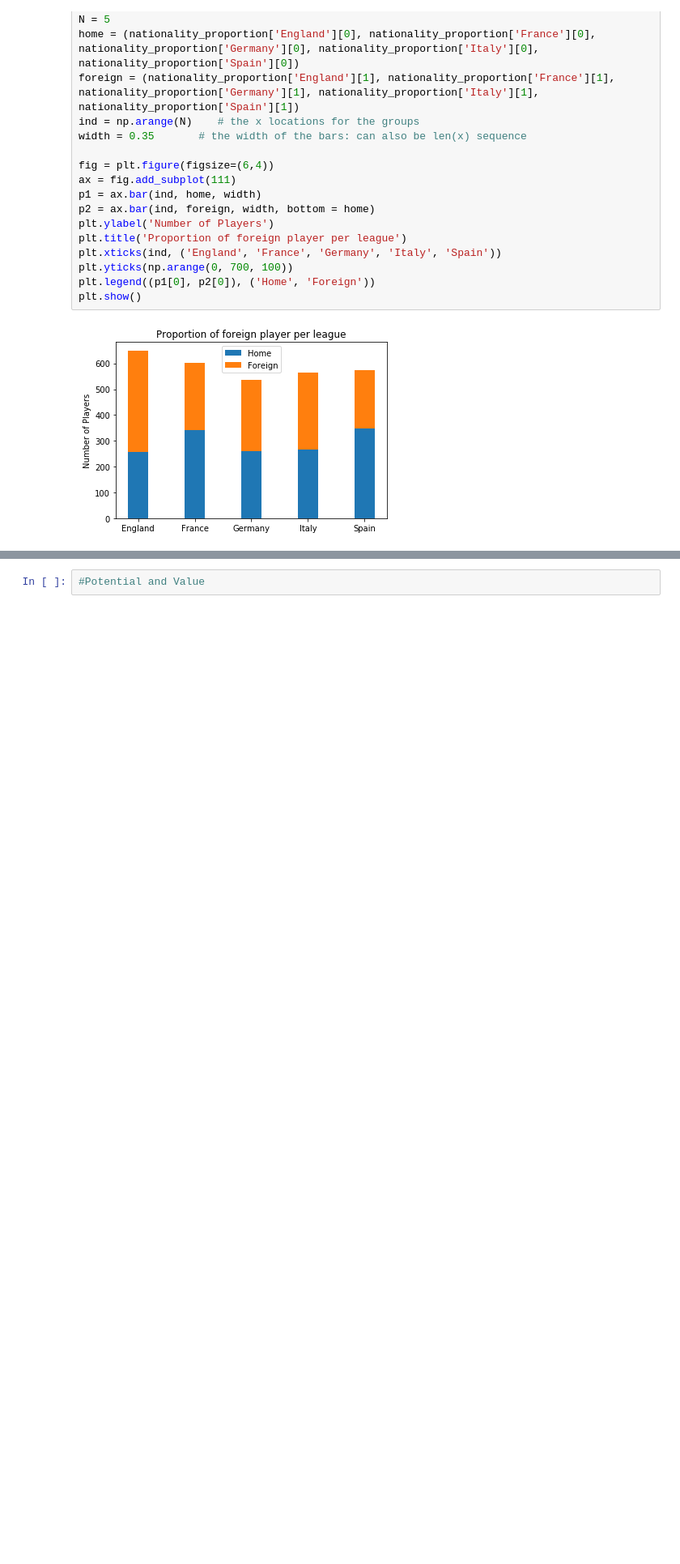
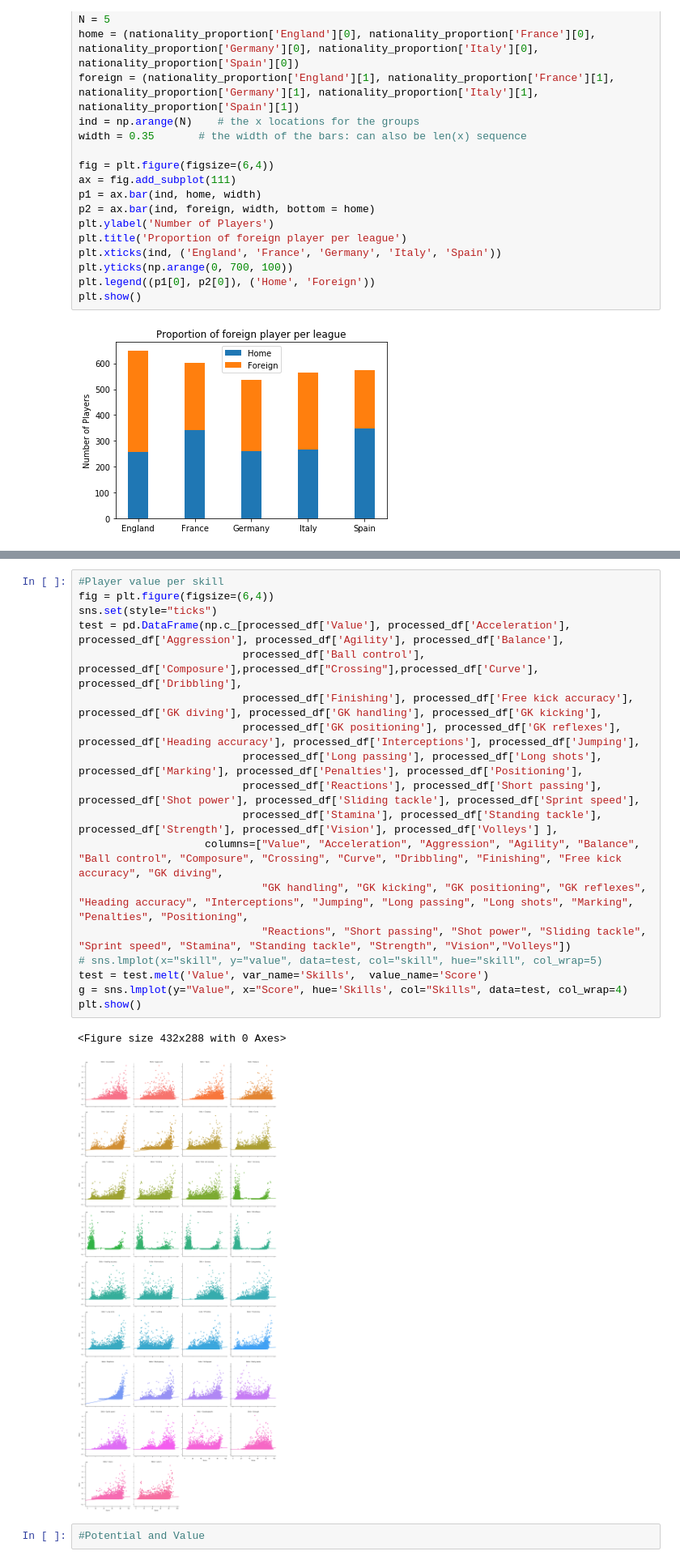
Before and after one commit to Fournierp/Fifa18, a Jupyter notebook: Fifa 18 Model.ipynb, the cells around one changed output, grey strips where cells are left out. Shown at 81% size. Saved outputs shown, nothing was run; the diff lists cells and outputs as text; blank space fills up the shorter version.

```diff
--- a/Fifa 18 Model.ipynb
+++ b/Fifa 18 Model.ipynb
@@ -363,3 +404,24 @@ plt.show()
+# %%
+#Player value per skill
+fig = plt.figure(figsize=(6,4))
+sns.set(style="ticks")
+test = pd.DataFrame(np.c_[processed_df['Value'], processed_df['Acceleration'], processed_df['Aggression'], processed_df['Agility'], processed_df['Balance'],
+                          processed_df['Ball control'], processed_df['Composure'],processed_df["Crossing"],processed_df['Curve'], processed_df['Dribbling'],
+                          processed_df['Finishing'], processed_df['Free kick accuracy'], processed_df['GK diving'], processed_df['GK handling'], processed_df['GK kicking'],
+                          processed_df['GK positioning'], processed_df['GK reflexes'], processed_df['Heading accuracy'], processed_df['Interceptions'], processed_df['Jumping'],
+                          processed_df['Long passing'], processed_df['Long shots'], processed_df['Marking'], processed_df['Penalties'], processed_df['Positioning'],
+                          processed_df['Reactions'], processed_df['Short passing'], processed_df['Shot power'], processed_df['Sliding tackle'], processed_df['Sprint speed'],
+                          processed_df['Stamina'], processed_df['Standing tackle'], processed_df['Strength'], processed_df['Vision'], processed_df['Volleys'] ],
+                    columns=["Value", "Acceleration", "Aggression", "Agility", "Balance", "Ball control", "Composure", "Crossing", "Curve", "Dribbling", "Finishing", "Free kick accuracy", "GK diving",
+                             "GK handling", "GK kicking", "GK positioning", "GK reflexes", "Heading accuracy", "Interceptions", "Jumping", "Long passing", "Long shots", "Marking", "Penalties", "Positioning",
+                             "Reactions", "Short passing", "Shot power", "Sliding tackle", "Sprint speed", "Stamina", "Standing tackle", "Strength", "Vision","Volleys"])
+# sns.lmplot(x="skill", y="value", data=test, col="skill", hue="skill", col_wrap=5)
+test = test.melt('Value', var_name='Skills',  value_name='Score')
+g = sns.lmplot(y="Value", x="Score", hue='Skills', col="Skills", data=test, col_wrap=4)
+plt.show()
+# %% [output]
+<Figure size 432x288 with 0 Axes>
+[figure, added]
 # %%
 #Potential and Value
 # %%
```
Also changed, not shown: parts of 19 cells of this notebook.
